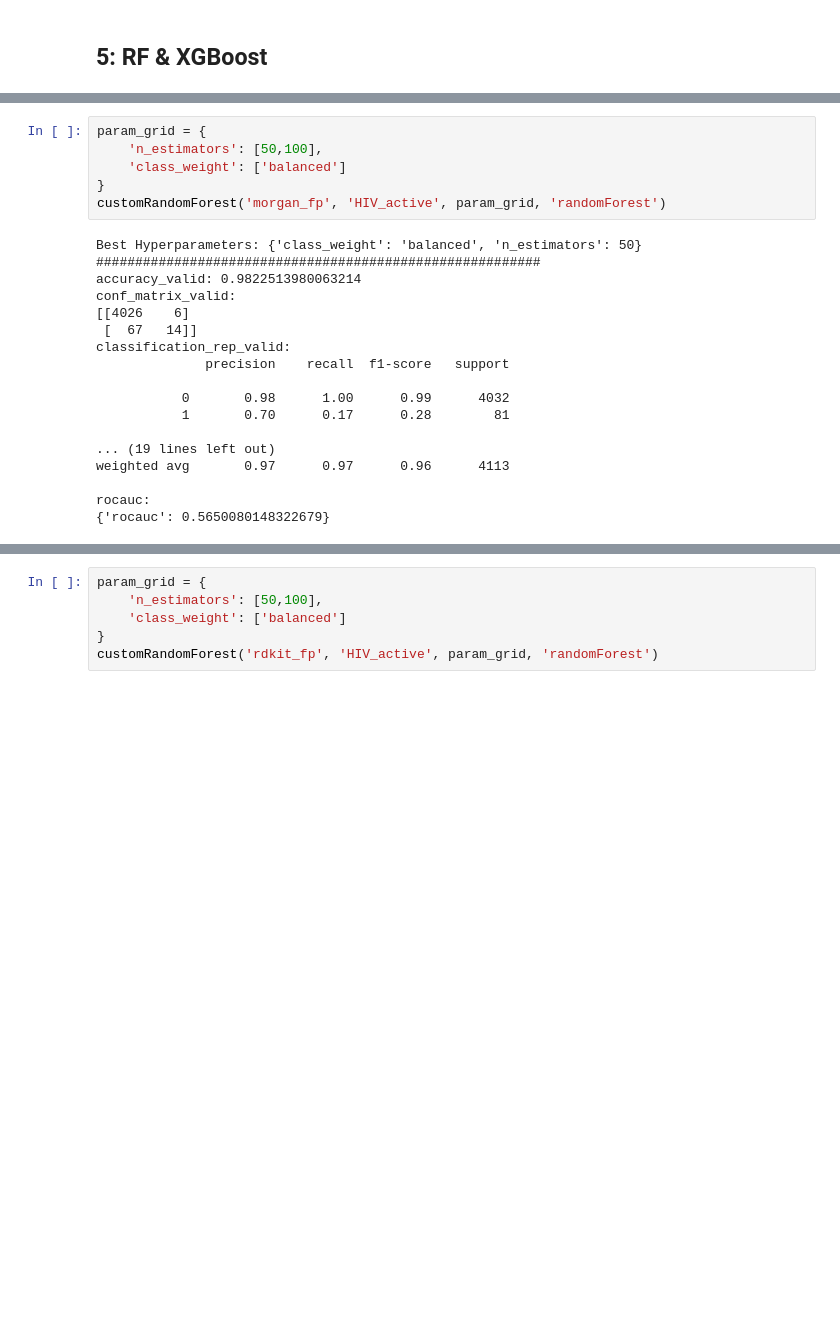
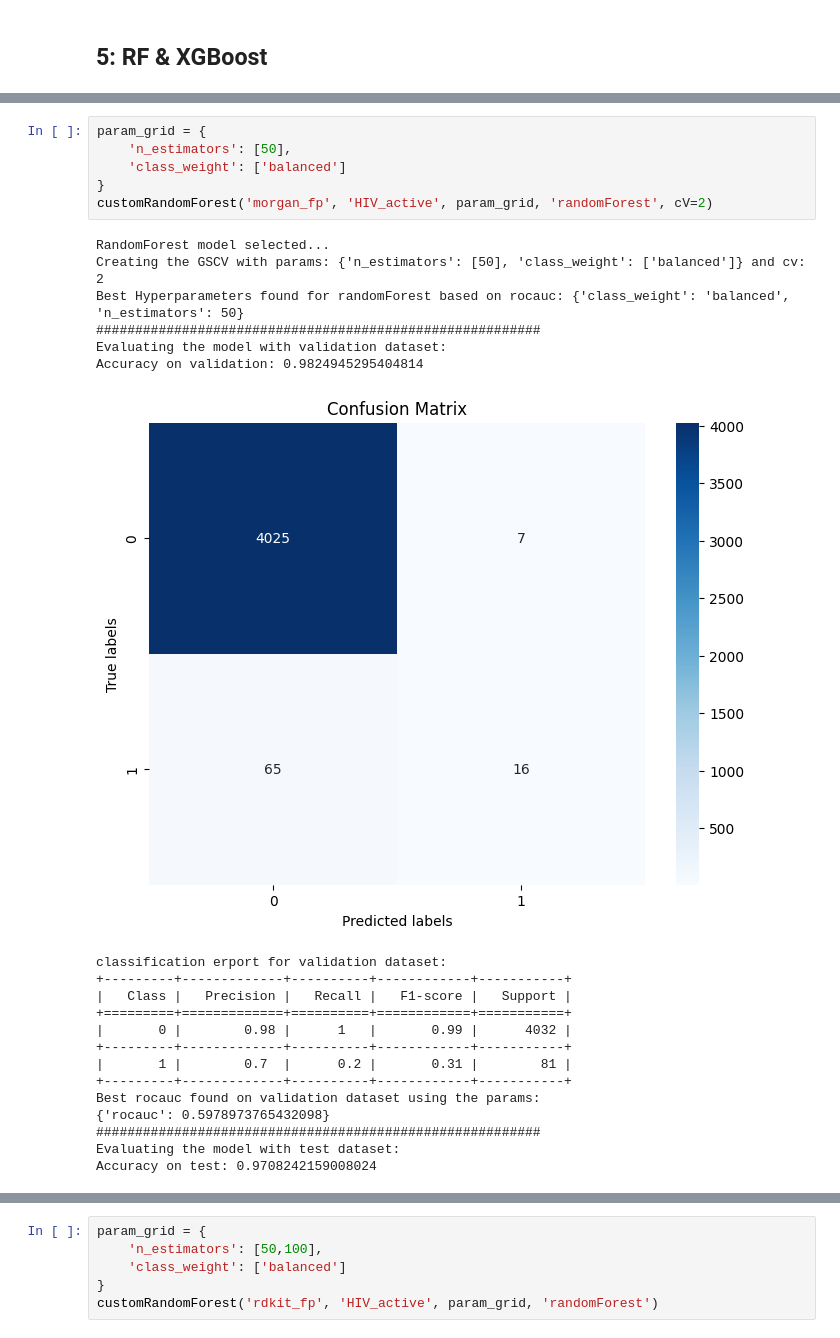
Before and after one commit to alivefghi/ogbg_molhiv_aut_agm, a Jupyter notebook: code/notebooks/ogbg-molhiv-smiles.ipynb, the cells around one changed output, grey strips where cells are left out. Drawn from its saved outputs; the diff is of its cells as text; blank space fills up the shorter version.

Commit message:
changed the visualization of the rf function

```diff
--- a/code/notebooks/ogbg-molhiv-smiles.ipynb
+++ b/code/notebooks/ogbg-molhiv-smiles.ipynb
@@ -390,24 +412,27 @@ def customRandomForest(feature_column, tag_column, param_grid, mode='randomFores
 # %%
 param_grid = {
-    'n_estimators': [50,100],
+    'n_estimators': [50],
     'class_weight': ['balanced']
 }
-customRandomForest('morgan_fp', 'HIV_active', param_grid, 'randomForest')
+customRandomForest('morgan_fp', 'HIV_active', param_grid, 'randomForest', cV=2)
 # %% [output]
-Best Hyperparameters: {'class_weight': 'balanced', 'n_estimators': 50}
+RandomForest model selected...
+Creating the GSCV with params: {'n_estimators': [50], 'class_weight': ['balanced']} and cv: 2
+Best Hyperparameters found for randomForest based on rocauc: {'class_weight': 'balanced', 'n_estimators': 50}
 #########################################################
-accuracy_valid: 0.9822513980063214
-conf_matrix_valid:
-[[4026    6]
- [  67   14]]
-classification_rep_valid:
-              precision    recall  f1-score   support
-
-           0       0.98      1.00      0.99      4032
-           1       0.70      0.17      0.28        81
-
-... (19 lines left out)
-weighted avg       0.97      0.97      0.96      4113
-
-rocauc:
-{'rocauc': 0.5650080148322679}
+Evaluating the model with validation dataset:
+Accuracy on validation: 0.9824945295404814
+[figure, added]
+classification erport for validation dataset:
++---------+-------------+----------+------------+-----------+
+|   Class |   Precision |   Recall |   F1-score |   Support |
++=========+=============+==========+============+===========+
+|       0 |        0.98 |      1   |       0.99 |      4032 |
++---------+-------------+----------+------------+-----------+
+|       1 |        0.7  |      0.2 |       0.31 |        81 |
++---------+-------------+----------+------------+-----------+
+Best rocauc found on validation dataset using the params:
+{'rocauc': 0.5978973765432098}
+#########################################################
+Evaluating the model with test dataset:
+Accuracy on test: 0.9708242159008024
```
Also changed, not shown: parts of 3 cells of this notebook.
